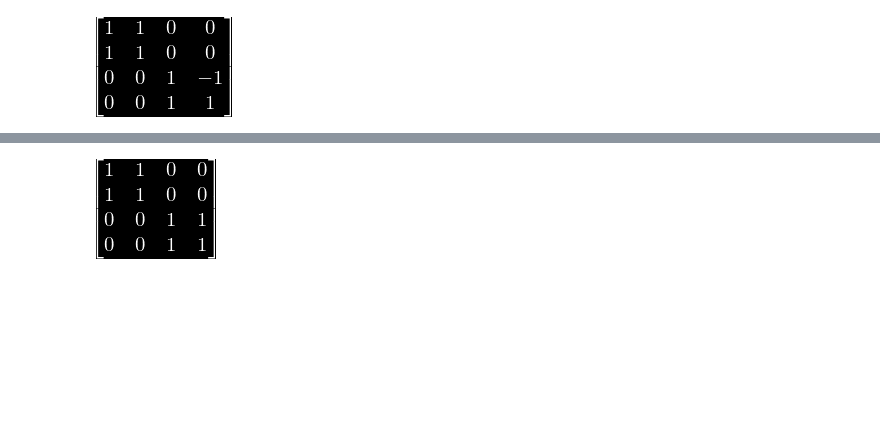
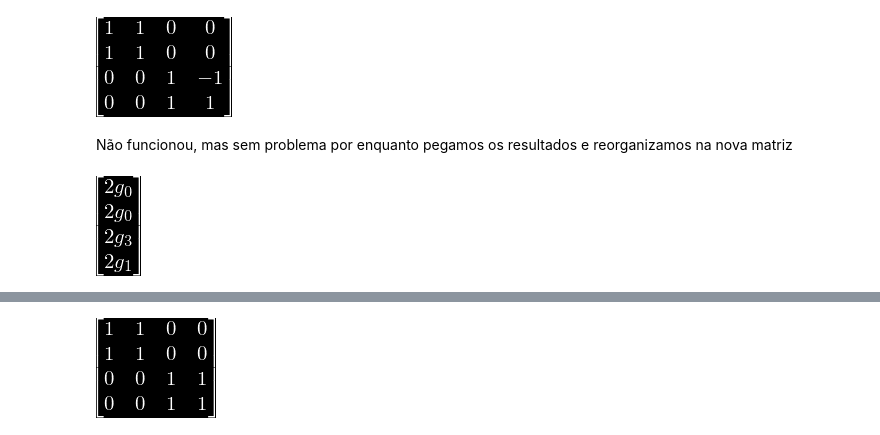
Before and after one commit to tarsioonofrio/fast-convolution-rtl, a Jupyter notebook: blahut6.3iterated4x4.ipynb, the cells around one changed output, grey strips where cells are left out. Cells and saved outputs as stored; diff of their text form; code cells hidden in the pictures; blank space fills up the shorter version.

```diff
--- a/blahut6.3iterated4x4.ipynb
+++ b/blahut6.3iterated4x4.ipynb
@@ -233,6 +229,7 @@ win * sy.Matrix([
 # %% [output]
 [figure]
 # %%
-sy.diag(*[win, win])
+win1g = sy.diag(*[win, win])
+win1g
 # %% [output]
 [figure]
@@ -243,9 +247,16 @@ sy.diag(*[win, win]) * sy.Matrix([g1[0], g1[2], g1[1], g1[3]])
 # %%
-sy.Matrix([
+win1g2 = sy.Matrix([
     [1, 1, 0, 0],
     [1, 1, 0, 0],
     [0, 0, 1, -1],
     [0, 0, 1, 1],
 ])
+win1g2
 # %% [output]
 [figure]
+# %% [markdown]
+Não funcionou, mas sem problema por enquanto pegamos os resultados e reorganizamos na nova matriz
+# %%
+win1g2 * win1g * g1_kr
+# %% [output]
+[figure, added]
```
Also changed, not shown: parts of 11 cells of this notebook.
